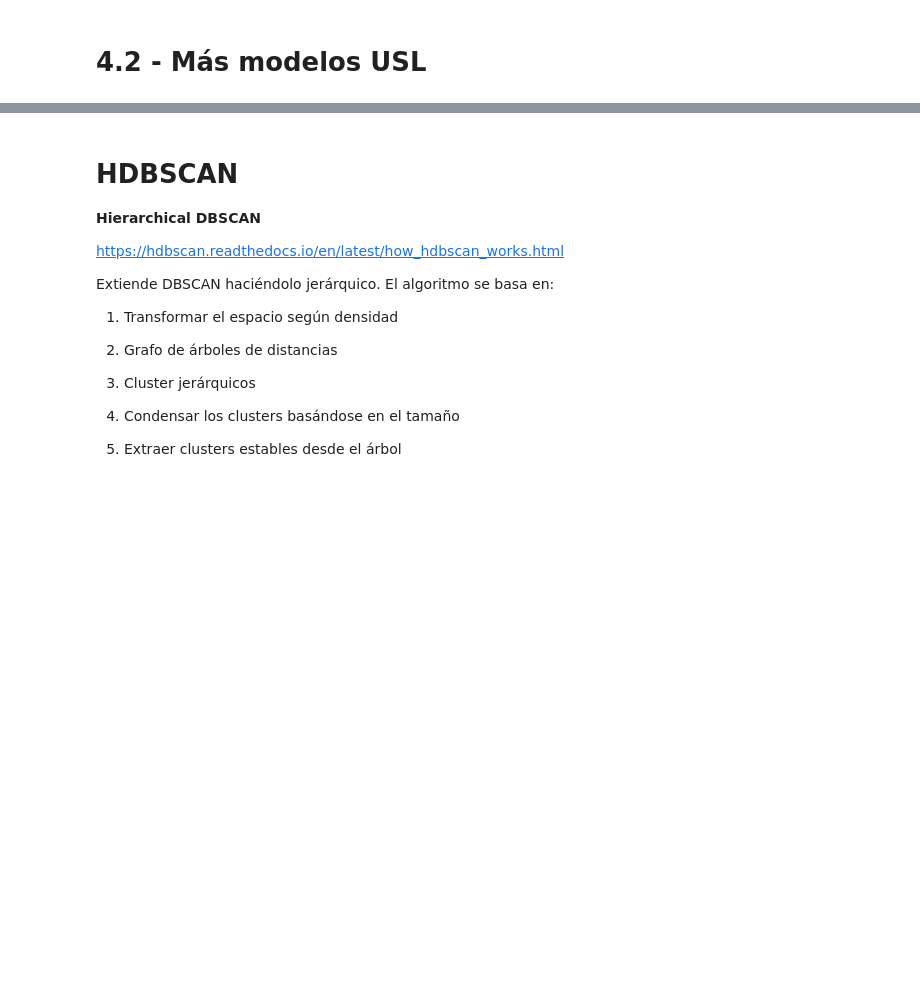
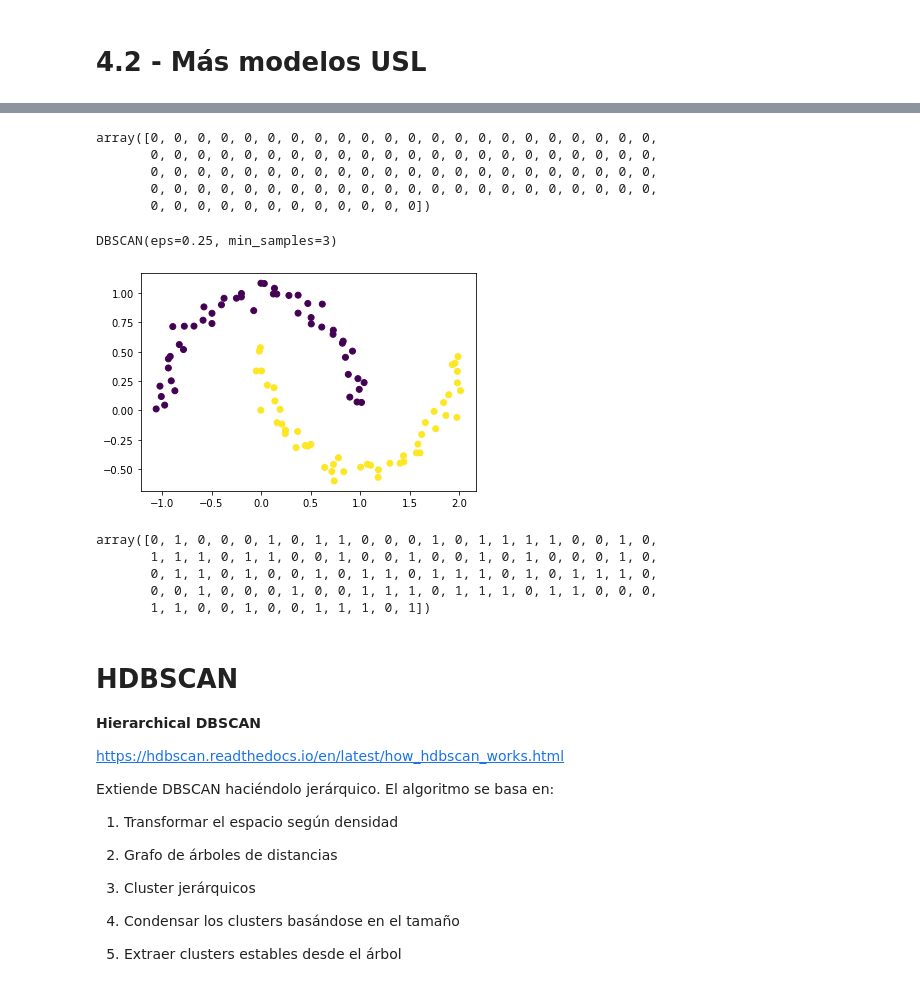
Before and after one commit to Ironhack-Data-Madrid-Mayo-2022/apuntes_clase, a Jupyter notebook: semana_7/4.2 - Mas modelos USL.ipynb, the cells around one changed output, grey strips where cells are left out. Saved outputs shown, nothing was run; the diff lists cells and outputs as text; code cells hidden in the pictures; blank space fills up the shorter version.

```diff
--- a/semana_7/4.2 - Mas modelos USL.ipynb
+++ b/semana_7/4.2 - Mas modelos USL.ipynb
@@ -33,3 +57,31 @@ https://www.naftaliharris.com/blog/visualizing-dbscan-clustering/
+# %%
+dbscan.labels_
+# %% [output]
+array([0, 0, 0, 0, 0, 0, 0, 0, 0, 0, 0, 0, 0, 0, 0, 0, 0, 0, 0, 0, 0, 0,
+       0, 0, 0, 0, 0, 0, 0, 0, 0, 0, 0, 0, 0, 0, 0, 0, 0, 0, 0, 0, 0, 0,
+       0, 0, 0, 0, 0, 0, 0, 0, 0, 0, 0, 0, 0, 0, 0, 0, 0, 0, 0, 0, 0, 0,
+       0, 0, 0, 0, 0, 0, 0, 0, 0, 0, 0, 0, 0, 0, 0, 0, 0, 0, 0, 0, 0, 0,
+       0, 0, 0, 0, 0, 0, 0, 0, 0, 0, 0, 0])
+# %%
+dbscan=DBSCAN(eps=0.25, min_samples=3)
+
+dbscan.fit(moons[0])
+# %% [output]
+DBSCAN(eps=0.25, min_samples=3)
+# %%
+plt.scatter(moons[0][:,0],
+            moons[0][:,1],
+            c=dbscan.labels_);
+# %% [output]
+[figure, added]
+# %%
+dbscan.labels_
+# %% [output]
+array([0, 1, 0, 0, 0, 1, 0, 1, 1, 0, 0, 0, 1, 0, 1, 1, 1, 1, 0, 0, 1, 0,
+       1, 1, 1, 0, 1, 1, 0, 0, 1, 0, 0, 1, 0, 0, 1, 0, 1, 0, 0, 0, 1, 0,
+       0, 1, 1, 0, 1, 0, 0, 1, 0, 1, 1, 0, 1, 1, 1, 0, 1, 0, 1, 1, 1, 0,
+       0, 0, 1, 0, 0, 0, 1, 0, 0, 1, 1, 1, 0, 1, 1, 1, 0, 1, 1, 0, 0, 0,
+       1, 1, 0, 0, 1, 0, 0, 1, 1, 1, 0, 1])
 # %% [markdown]
 # HDBSCAN
 
```
Also changed, not shown: parts of 32 cells of this notebook, 1 other file.
